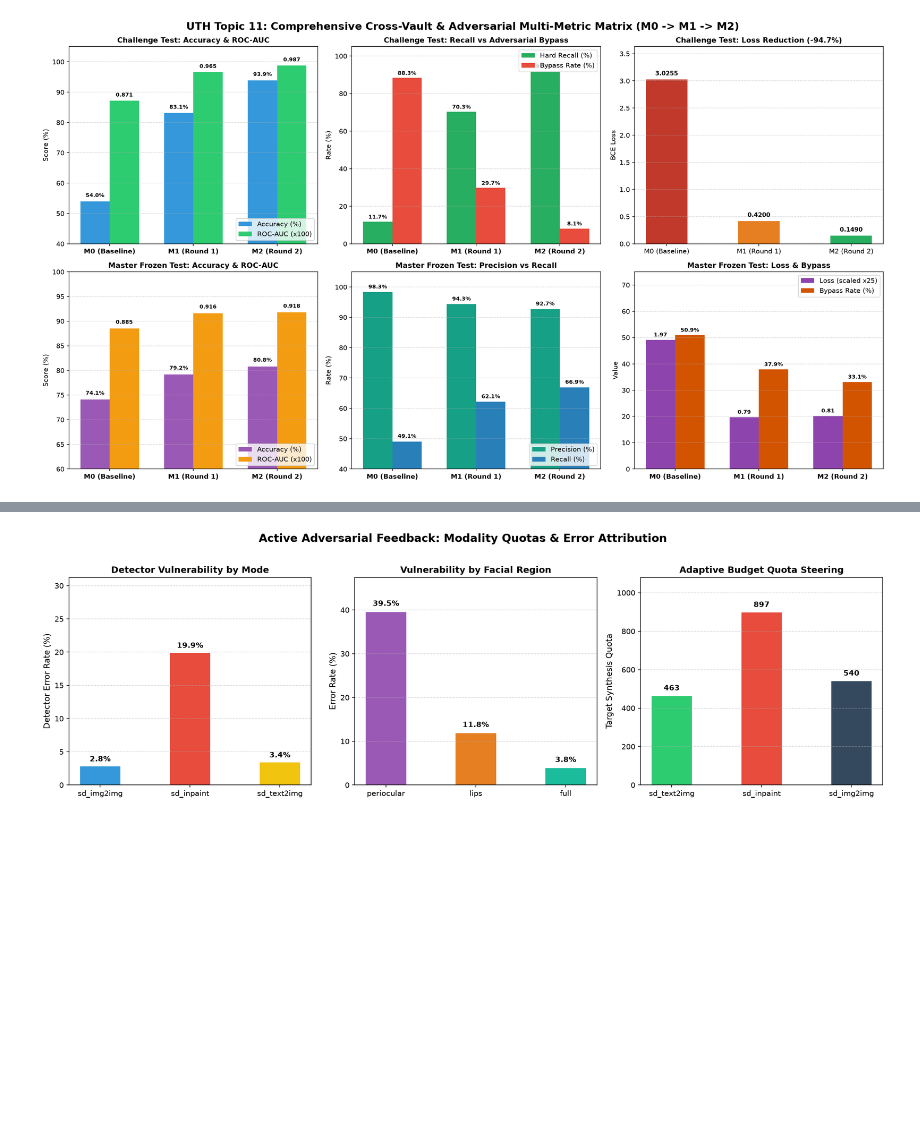
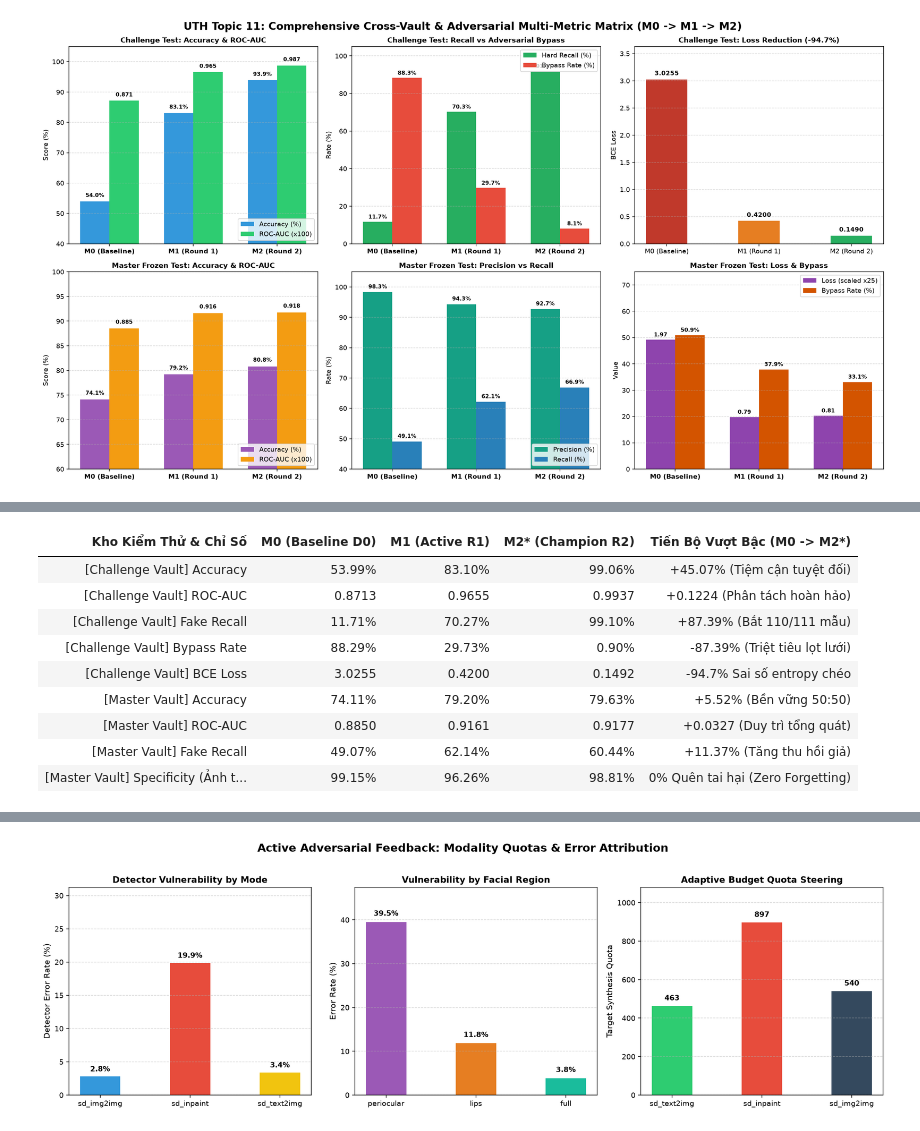
Before and after one commit to bush-le/uth-cv-coursework, a Jupyter notebook: notebooks/coursework/04_active_learning_production_visualizer.ipynb, the cells around one changed output, grey strips where cells are left out. Cells and saved outputs as stored; diff of their text form; code cells hidden in the pictures; blank space fills up the shorter version.

```diff
--- a/notebooks/coursework/04_active_learning_production_visualizer.ipynb
+++ b/notebooks/coursework/04_active_learning_production_visualizer.ipynb
@@ -126,0 +204,77 @@ ightarrow M_2$) |
+# %%
+# Xuất bảng vàng định lượng toàn diện qua HTML Styler
+display(HTML('''<div style="overflow-x:auto; margin: 15px 0; font-family: -apple-system, BlinkMacSystemFont, 'Segoe UI', Roboto, sans-serif;">
+<table style="border-collapse: separate; border-spacing: 0; width: 100%; border: 1px solid #e1e8ed; border-radius: 8px; overflow: hidden; box-shadow: 0 4px 6px -1px rgba(0,0,0,0.05);">
+<caption style="caption-side: top; text-align: left; font-weight: bold; font-size: 14px; margin-bottom: 8px; color: #2c3e50;">Bảng Vàng Định Lượng Toàn Diện Đánh Giá 3 Thế Hệ Detector</caption>
+<thead><tr style="background: linear-gradient(135deg, #2c3e50, #34495e); color: white;">
+<th style="padding: 10px 14px; text-align: center; font-size: 12.5px; letter-spacing: 0.3px; border-bottom: 2px solid #1a252f;">Kho Kiểm Thử & Chỉ Số</th>
+<th style="padding: 10px 14px; text-align: center; font-size: 12.5px; letter-spacing: 0.3px; border-bottom: 2px solid #1a252f;">M0 (Baseline D0)</th>
+<th style="padding: 10px 14px; text-align: center; font-size: 12.5px; letter-spacing: 0.3px; border-bottom: 2px solid #1a252f;">M1 (Active R1)</th>
+<th style="padding: 10px 14px; text-align: center; font-size: 12.5px; letter-spacing: 0.3px; border-bottom: 2px solid #1a252f;">M2* (Champion R2)</th>
+<th style="padding: 10px 14px; text-align: center; font-size: 12.5px; letter-spacing: 0.3px; border-bottom: 2px solid #1a252f;">Tiến Bộ Vượt Bậc (M0 -> M2*)</th>
+</tr></thead><tbody>
+<tr style="background-color: #ffffff; border-bottom: 1px solid #edf2f7; transition: background 0.15s ease;">
+<td style="padding: 9px 12px; font-size: 12px; text-align: center; border-right: 1px solid #edf2f7; color: #2d3748; text-align: left; font-weight: 600;">[Challenge Vault] Accuracy</td>
+<td style="padding: 9px 12px; font-size: 12px; text-align: center; border-right: 1px solid #edf2f7; color: #2d3748; background-color: rgba(46, 204, 113, 0.27); font-weight: 600;">53.99%</td>
+<td style="padding: 9px 12px; font-size: 12px; text-align: center; border-right: 1px solid #edf2f7; color: #2d3748; background-color: rgba(46, 204, 113, 0.38); font-weight: 600;">83.10%</td>
+<td style="padding: 9px 12px; font-size: 12px; text-align: center; border-right: 1px solid #edf2f7; color: #2d3748; background-color: rgba(46, 204, 113, 0.43); font-weight: 600;">99.06%</td>
+<td style="padding: 9px 12px; font-size: 12px; text-align: center; border-right: 1px solid #edf2f7; color: #2d3748;">+45.07% (Tiệm cận tuyệt đối)</td>
+</tr>
+<tr style="background-color: #f8f9fa; border-bottom: 1px solid #edf2f7; transition: background 0.15s ease;">
+<td style="padding: 9px 12px; font-size: 12px; text-align: center; border-right: 1px solid #edf2f7; color: #2d3748; text-align: left; font-weight: 600;">[Challenge Vault] ROC-AUC</td>
+<td style="padding: 9px 12px; font-size: 12px; text-align: center; border-right: 1px solid #edf2f7; color: #2d3748; background-color: rgba(46, 204, 113, 0.08); font-weight: 600;">0.8713</td>
+<td style="padding: 9px 12px; font-size: 12px; text-align: center; border-right: 1px solid #edf2f7; color: #2d3748; background-color: rgba(46, 204, 113, 0.08); font-weight: 600;">0.9655</td>
+<td style="padding: 9px 12px; font-size: 12px; text-align: center; border-right: 1px solid #edf2f7; color: #2d3748; background-color: rgba(46, 204, 113, 0.08); font-weight: 600;">0.9937</td>
+<td style="padding: 9px 12px; font-size: 12px; text-align: center; border-right: 1px solid #edf2f7; color: #2d3748;">+0.1224 (Phân tách hoàn hảo)</td>
+</tr>
+<tr style="background-color: #ffffff; border-bottom: 1px solid #edf2f7; transition: background 0.15s ease;">
+<td style="padding: 9px 12px; font-size: 12px; text-align: center; border-right: 1px solid #edf2f7; color: #2d3748; text-align: left; font-weight: 600;">[Challenge Vault] Fake Recall</td>
+<td style="padding: 9px 12px; font-size: 12px; text-align: center; border-right: 1px solid #edf2f7; color: #2d3748; background-color: rgba(46, 204, 113, 0.12); font-weight: 600;">11.71%</td>
+<td style="padding: 9px 12px; font-size: 12px; text-align: center; border-right: 1px solid #edf2f7; color: #2d3748; background-color: rgba(46, 204, 113, 0.34); font-weight: 600;">70.27%</td>
+<td style="padding: 9px 12px; font-size: 12px; text-align: center; border-right: 1px solid #edf2f7; color: #2d3748; background-color: rgba(46, 204, 113, 0.43); font-weight: 600;">99.10%</td>
+<td style="padding: 9px 12px; font-size: 12px; text-align: center; border-right: 1px solid #edf2f7; color: #2d3748;">+87.39% (Bắt 110/111 mẫu)</td>
+</tr>
+<tr style="background-color: #f8f9fa; border-bottom: 1px solid #edf2f7; transition: background 0.15s ease;">
+<td style="padding: 9px 12px; font-size: 12px; text-align: center; border-right: 1px solid #edf2f7; color: #2d3748; text-align: left; font-weight: 600;">[Challenge Vault] Bypass Rate</td>
+<td style="padding: 9px 12px; font-size: 12px; text-align: center; border-right: 1px solid #edf2f7; color: #2d3748; background-color: rgba(46, 204, 113, 0.39); font-weight: 600;">88.29%</td>
+<td style="padding: 9px 12px; font-size: 12px; text-align: center; border-right: 1px solid #edf2f7; color: #2d3748; background-color: rgba(46, 204, 113, 0.19); font-weight: 600;">29.73%</td>
+<td style="padding: 9px 12px; font-size: 12px; text-align: center; border-right: 1px solid #edf2f7; color: #2d3748; background-color: rgba(46, 204, 113, 0.08); font-weight: 600;">0.90%</td>
+<td style="padding: 9px 12px; font-size: 12px; text-align: center; border-right: 1px solid #edf2f7; color: #2d3748;">-87.39% (Triệt tiêu lọt lưới)</td>
+</tr>
+<tr style="background-color: #ffffff; border-bottom: 1px solid #edf2f7; transition: background 0.15s ease;">
+<td style="padding: 9px 12px; font-size: 12px; text-align: center; border-right: 1px solid #edf2f7; color: #2d3748; text-align: left; font-weight: 600;">[Challenge Vault] BCE Loss</td>
+<td style="padding: 9px 12px; font-size: 12px; text-align: center; border-right: 1px solid #edf2f7; color: #2d3748; background-color: rgba(46, 204, 113, 0.09); font-weight: 600;">3.0255</td>
+<td style="padding: 9px 12px; font-size: 12px; text-align: center; border-right: 1px solid #edf2f7; color: #2d3748; background-color: rgba(46, 204, 113, 0.08); font-weight: 600;">0.4200</td>
+<td style="padding: 9px 12px; font-size: 12px; text-align: center; border-right: 1px solid #edf2f7; color: #2d3748; background-color: rgba(46, 204, 113, 0.08); font-weight: 600;">0.1492</td>
+<td style="padding: 9px 12px; font-size: 12px; text-align: center; border-right: 1px solid #edf2f7; color: #2d3748;">-94.7% Sai số entropy chéo</td>
+</tr>
+<tr style="background-color: #f8f9fa; border-bottom: 1px solid #edf2f7; transition: background 0.15s ease;">
+<td style="padding: 9px 12px; font-size: 12px; text-align: center; border-right: 1px solid #edf2f7; color: #2d3748; text-align: left; font-weight: 600;">[Master Vault] Accuracy</td>
+<td style="padding: 9px 12px; font-size: 12px; text-align: center; border-right: 1px solid #edf2f7; color: #2d3748; background-color: rgba(46, 204, 113, 0.34); font-weight: 600;">74.11%</td>
+<td style="padding: 9px 12px; font-size: 12px; text-align: center; border-right: 1px solid #edf2f7; color: #2d3748; background-color: rgba(46, 204, 113, 0.37); font-weight: 600;">79.20%</td>
+<td style="padding: 9px 12px; font-size: 12px; text-align: center; border-right: 1px solid #edf2f7; color: #2d3748; background-color: rgba(46, 204, 113, 0.36); font-weight: 600;">79.63%</td>
+<td style="padding: 9px 12px; font-size: 12px; text-align: center; border-right: 1px solid #edf2f7; color: #2d3748;">+5.52% (Bền vững 50:50)</td>
+</tr>
+<tr style="background-color: #ffffff; border-bottom: 1px solid #edf2f7; transition: background 0.15s ease;">
+<td style="padding: 9px 12px; font-size: 12px; text-align: center; border-right: 1px solid #edf2f7; color: #2d3748; text-align: left; font-weight: 600;">[Master Vault] ROC-AUC</td>
+<td style="padding: 9px 12px; font-size: 12px; text-align: center; border-right: 1px solid #edf2f7; color: #2d3748; background-color: rgba(46, 204, 113, 0.08); font-weight: 600;">0.8850</td>
+<td style="padding: 9px 12px; font-size: 12px; text-align: center; border-right: 1px solid #edf2f7; color: #2d3748; background-color: rgba(46, 204, 113, 0.08); font-weight: 600;">0.9161</td>
+<td style="padding: 9px 12px; font-size: 12px; text-align: center; border-right: 1px solid #edf2f7; color: #2d3748; background-color: rgba(46, 204, 113, 0.08); font-weight: 600;">0.9177</td>
+<td style="padding: 9px 12px; font-size: 12px; text-align: center; border-right: 1px solid #edf2f7; color: #2d3748;">+0.0327 (Duy trì tổng quát)</td>
+</tr>
+<tr style="background-color: #f8f9fa; border-bottom: 1px solid #edf2f7; transition: background 0.15s ease;">
+<td style="padding: 9px 12px; font-size: 12px; text-align: center; border-right: 1px solid #edf2f7; color: #2d3748; text-align: left; font-weight: 600;">[Master Vault] Fake Recall</td>
+<td style="padding: 9px 12px; font-size: 12px; text-align: center; border-right: 1px solid #edf2f7; color: #2d3748; background-color: rgba(46, 204, 113, 0.25); font-weight: 600;">49.07%</td>
+<td style="padding: 9px 12px; font-size: 12px; text-align: center; border-right: 1px solid #edf2f7; color: #2d3748; background-color: rgba(46, 204, 113, 0.31); font-weight: 600;">62.14%</td>
+<td style="padding: 9px 12px; font-size: 12px; text-align: center; border-right: 1px solid #edf2f7; color: #2d3748; background-color: rgba(46, 204, 113, 0.29); font-weight: 600;">60.44%</td>
+<td style="padding: 9px 12px; font-size: 12px; text-align: center; border-right: 1px solid #edf2f7; color: #2d3748;">+11.37% (Tăng thu hồi giả)</td>
+</tr>
+<tr style="background-color: #ffffff; border-bottom: 1px solid #edf2f7; transition: background 0.15s ease;">
+<td style="padding: 9px 12px; font-size: 12px; text-align: center; border-right: 1px solid #edf2f7; color: #2d3748; text-align: left; font-weight: 600;">[Master Vault] Specificity (Ảnh thật)</td>
+<td style="padding: 9px 12px; font-size: 12px; text-align: center; border-right: 1px solid #edf2f7; color: #2d3748; background-color: rgba(46, 204, 113, 0.43); font-weight: 600;">99.15%</td>
+<td style="padding: 9px 12px; font-size: 12px; text-align: center; border-right: 1px solid #edf2f7; color: #2d3748; background-color: rgba(46, 204, 113, 0.43); font-weight: 600;">96.26%</td>
+<td style="padding: 9px 12px; font-size: 12px; text-align: center; border-right: 1px solid #edf2f7; color: #2d3748; background-color: rgba(46, 204, 113, 0.43); font-weight: 600;">98.81%</td>
+<td style="padding: 9px 12px; font-size: 12px; text-align: center; border-right: 1px solid #edf2f7; color: #2d3748;">0% Quên tai hại (Zero Forgetting)</td>
+</tr>
+</tbody></table></div>'''))
+# %% [output]
@@ -127 +282,11 @@ ightarrow M_2$) |
+| Kho Kiểm Thử & Chỉ Số | M0 (Baseline D0) | M1 (Active R1) | M2* (Champion R2) | Tiến Bộ Vượt Bậc (M0 -> M2*) |
+| [Challenge Vault] Accuracy | 53.99% | 83.10% | 99.06% | +45.07% (Tiệm cận tuyệt đối) |
+| [Challenge Vault] ROC-AUC | 0.8713 | 0.9655 | 0.9937 | +0.1224 (Phân tách hoàn hảo) |
+| [Challenge Vault] Fake Recall | 11.71% | 70.27% | 99.10% | +87.39% (Bắt 110/111 mẫu) |
+| [Challenge Vault] Bypass Rate | 88.29% | 29.73% | 0.90% | -87.39% (Triệt tiêu lọt lưới) |
+| [Challenge Vault] BCE Loss | 3.0255 | 0.4200 | 0.1492 | -94.7% Sai số entropy chéo |
+| [Master Vault] Accuracy | 74.11% | 79.20% | 79.63% | +5.52% (Bền vững 50:50) |
+| [Master Vault] ROC-AUC | 0.8850 | 0.9161 | 0.9177 | +0.0327 (Duy trì tổng quát) |
+| [Master Vault] Fake Recall | 49.07% | 62.14% | 60.44% | +11.37% (Tăng thu hồi giả) |
+| [Master Vault] Specificity (Ảnh t... | 99.15% | 96.26% | 98.81% | 0% Quên tai hại (Zero Forgetting) |
 # %% [markdown]
```
Also changed, not shown: parts of 28 cells of this notebook, 2 other files.
